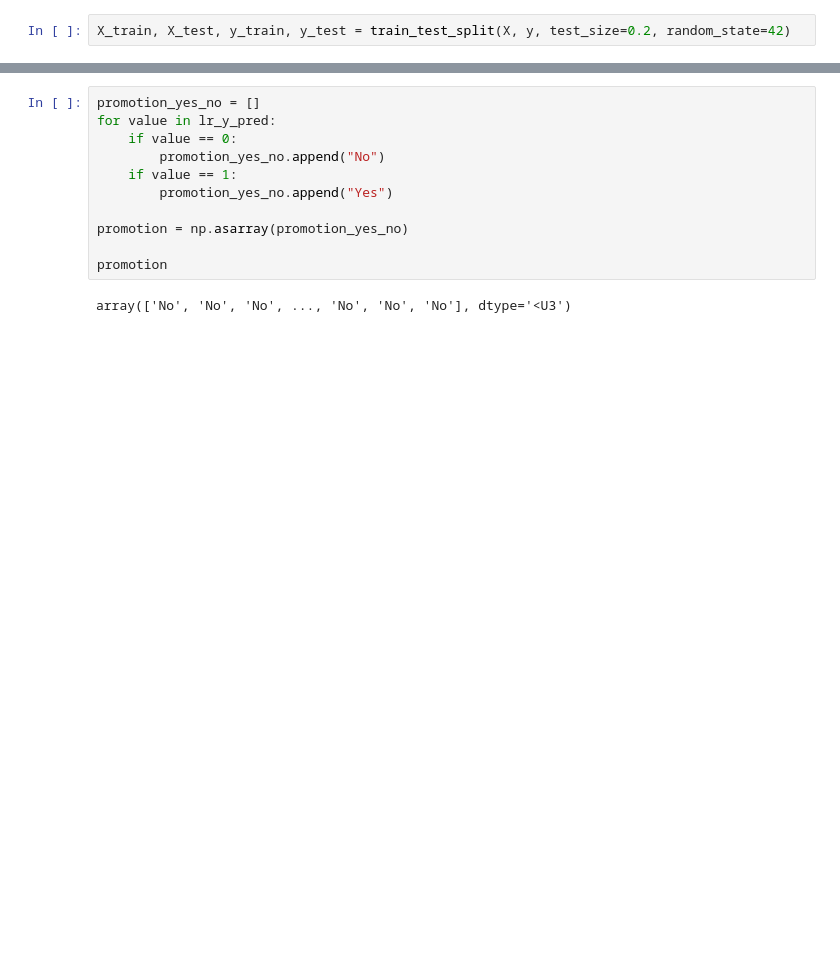
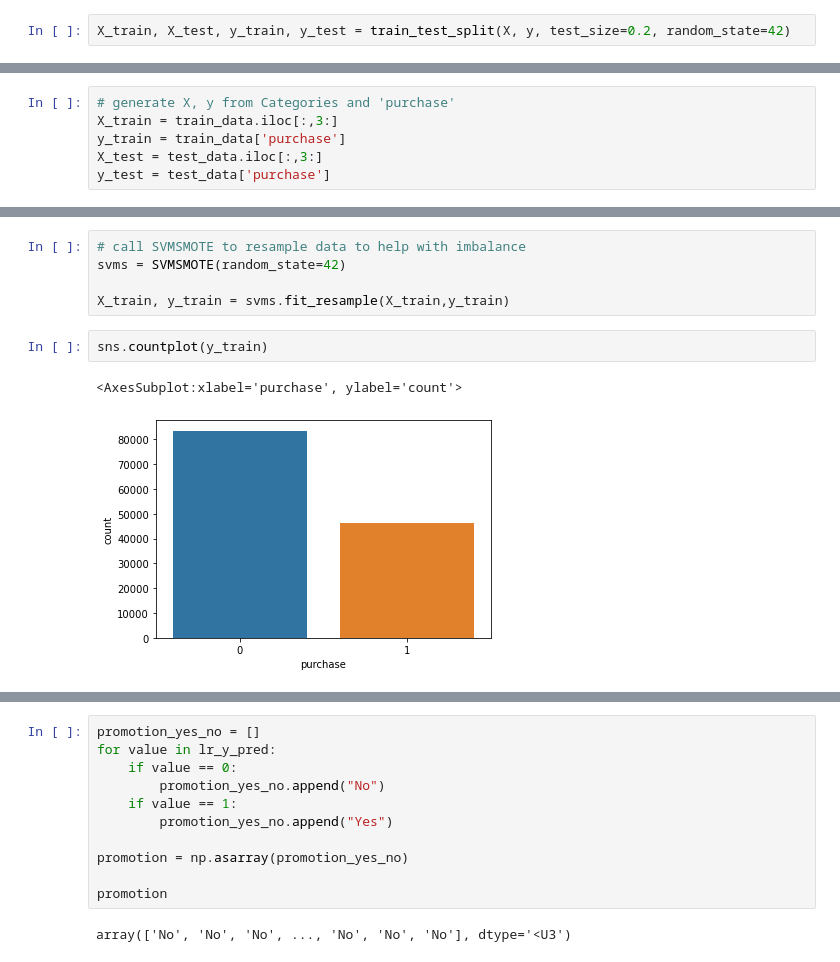
Before and after one commit to erikjamesmason/Starbucks_Exercise, a Jupyter notebook: Starbucks.ipynb, the cells around one changed output, grey strips where cells are left out. Drawn from its saved outputs; the diff is of its cells as text; blank space fills up the shorter version.

```diff
--- a/Starbucks.ipynb
+++ b/Starbucks.ipynb
@@ -485,0 +464,6 @@ array(['No', 'No', 'No', ..., 'No', 'No', 'No'], dtype='<U2')
+# %%
+# generate X, y from Categories and 'purchase'
+X_train = train_data.iloc[:,3:]
+y_train = train_data['purchase']
+X_test = test_data.iloc[:,3:]
+y_test = test_data['purchase']
@@ -485,0 +498,10 @@ array(['No', 'No', 'No', ..., 'No', 'No', 'No'], dtype='<U2')
+# %%
+# call SVMSMOTE to resample data to help with imbalance
+svms = SVMSMOTE(random_state=42)
+
+X_train, y_train = svms.fit_resample(X_train,y_train)
+# %%
+sns.countplot(y_train)
+# %% [output]
+<AxesSubplot:xlabel='purchase', ylabel='count'>
+[figure, added]
```
Also changed, not shown: parts of 113 cells of this notebook.
